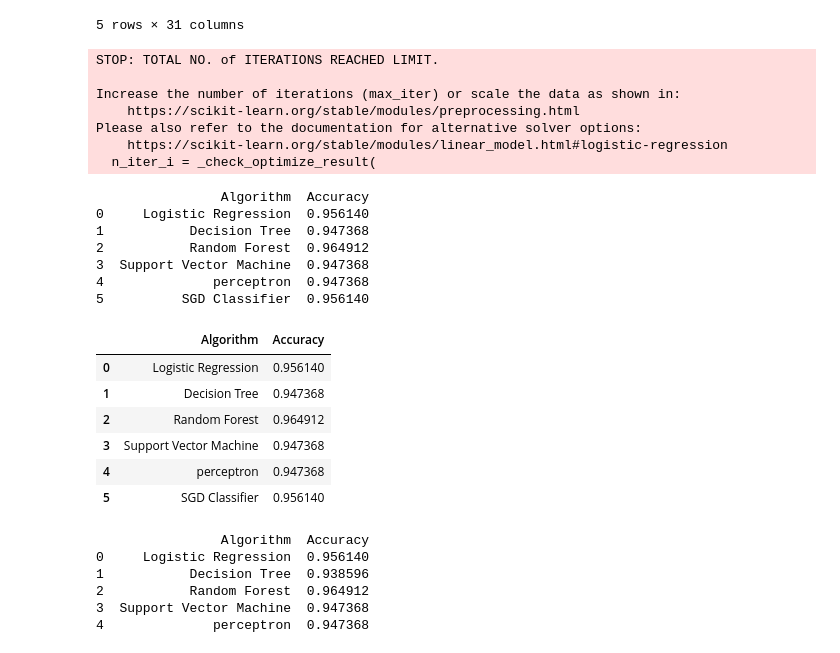
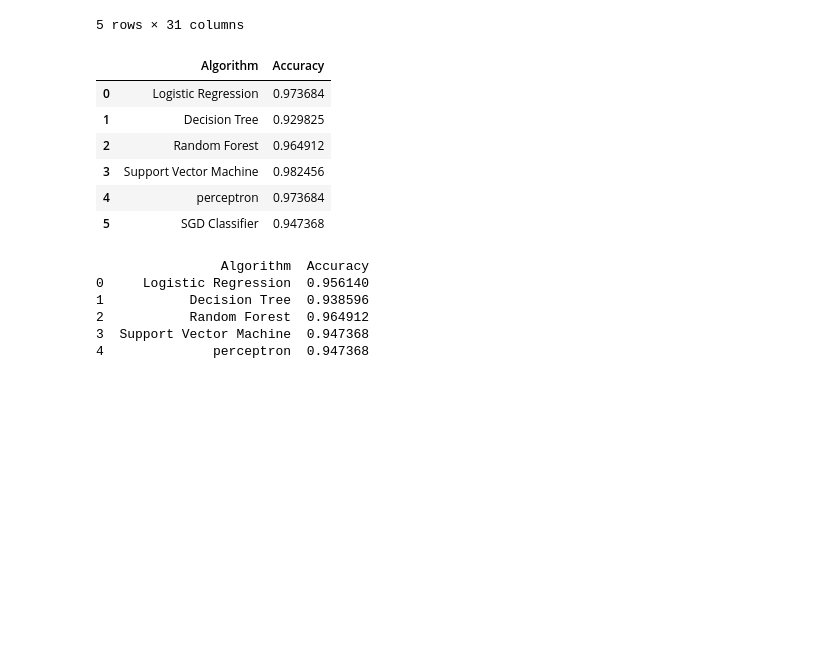
Before and after one commit to gredy/2021Z-DataVisualizationTechniques, a Jupyter notebook: garrido_project_1.ipynb, the cells around one changed output. Drawn from its saved outputs; the diff is of its cells as text; code cells hidden in the pictures; blank space fills up the shorter version.

```diff
--- a/garrido_project_1.ipynb
+++ b/garrido_project_1.ipynb
@@ -31,16 +31,10 @@ from sklearn.tree import DecisionTreeClassifier
 from sklearn.ensemble import RandomForestClassifier
 from sklearn.svm import SVC
 from sklearn.linear_model import Perceptron
-from sklearn.linear_model import LogisticRegression
-from sklearn.tree import DecisionTreeClassifier
-from sklearn.ensemble import RandomForestClassifier
-#rom sklearn.linear_model  import SGDClassfier
-from sklearn.linear_model import SGDClassifier  # Corrected import
-import pandas as pd
+from sklearn.linear_model import SGDClassifier
 
-#from sklearn.datasets import load_breast_cancer
 
-# Prepare the data
+
 # Prepare the data
 X = df.drop(['target'], axis=1)  # Feature columns (excluding the target column)
 y = df["target"]  # Target column
@@ -51,59 +45,48 @@ y_encoded = label_encoder.fit_transform(y)  # 'B' -> 0, 'M' -> 1
 
 # Split the dataset into training and testing sets
 X_train, X_test, y_train, y_test = train_test_split(X, y_encoded, test_size=0.2, random_state=42)
+
+# Standardize features
+scaler = StandardScaler()
+X_train = scaler.fit_transform(X_train)
+X_test = scaler.transform(X_test)
 
 # Initialize classifiers
 classifiers = {
     "Logistic Regression": LogisticRegression(max_iter=1000),
     "Decision Tree": DecisionTreeClassifier(),
     "Random Forest": RandomForestClassifier(n_estimators=100),
     "Support Vector Machine": SVC(),
      "perceptron": Perceptron(),
       "SGD Classifier": SGDClassifier()
     }
 
 # Train and evaluate classifiers
 accuracy_results = {}
 for name, clf in classifiers.items():
     clf.fit(X_train, y_train)
     y_pred = clf.predict(X_test)
     accuracy_results[name] = accuracy_score(y_test, y_pred)
 
-# Display the accuracy results
+
 # Display the accuracy results
 import pandas as pd
 from IPython.display import display
 
-# ... (your code for training and evaluating classifiers) ...
-
 # Display the accuracy results
 accuracy_df = pd.DataFrame(list(accuracy_results.items()), columns=["Algorithm", "Accuracy"])
-print(accuracy_df)  # Or display(accuracy_df) for a formatted output
+#print(accuracy_df)  # Or display(accuracy_df) for a formatted output
 
 # Use display() to show the DataFrame in Colab
 display(accuracy_df)
 # %% [output]
-STOP: TOTAL NO. of ITERATIONS REACHED LIMIT.
-
-Increase the number of iterations (max_iter) or scale the data as shown in:
-    https://scikit-learn.org/stable/modules/preprocessing.html
-Please also refer to the documentation for alternative solver options:
-    https://scikit-learn.org/stable/modules/linear_model.html#logistic-regression
-  n_iter_i = _check_optimize_result(
-                Algorithm  Accuracy
-0     Logistic Regression  0.956140
-1           Decision Tree  0.947368
-2           Random Forest  0.964912
-3  Support Vector Machine  0.947368
-4              perceptron  0.947368
-5          SGD Classifier  0.956140
 |  | Algorithm | Accuracy |
-| 0 | Logistic Regression | 0.956140 |
-| 1 | Decision Tree | 0.947368 |
+| 0 | Logistic Regression | 0.973684 |
+| 1 | Decision Tree | 0.929825 |
 | 2 | Random Forest | 0.964912 |
-| 3 | Support Vector Machine | 0.947368 |
-| 4 | perceptron | 0.947368 |
-| 5 | SGD Classifier | 0.956140 |
+| 3 | Support Vector Machine | 0.982456 |
+| 4 | perceptron | 0.973684 |
+| 5 | SGD Classifier | 0.947368 |
 # %%
 import pandas as pd
 
```
Also changed, not shown: parts of 1 cell of this notebook.
